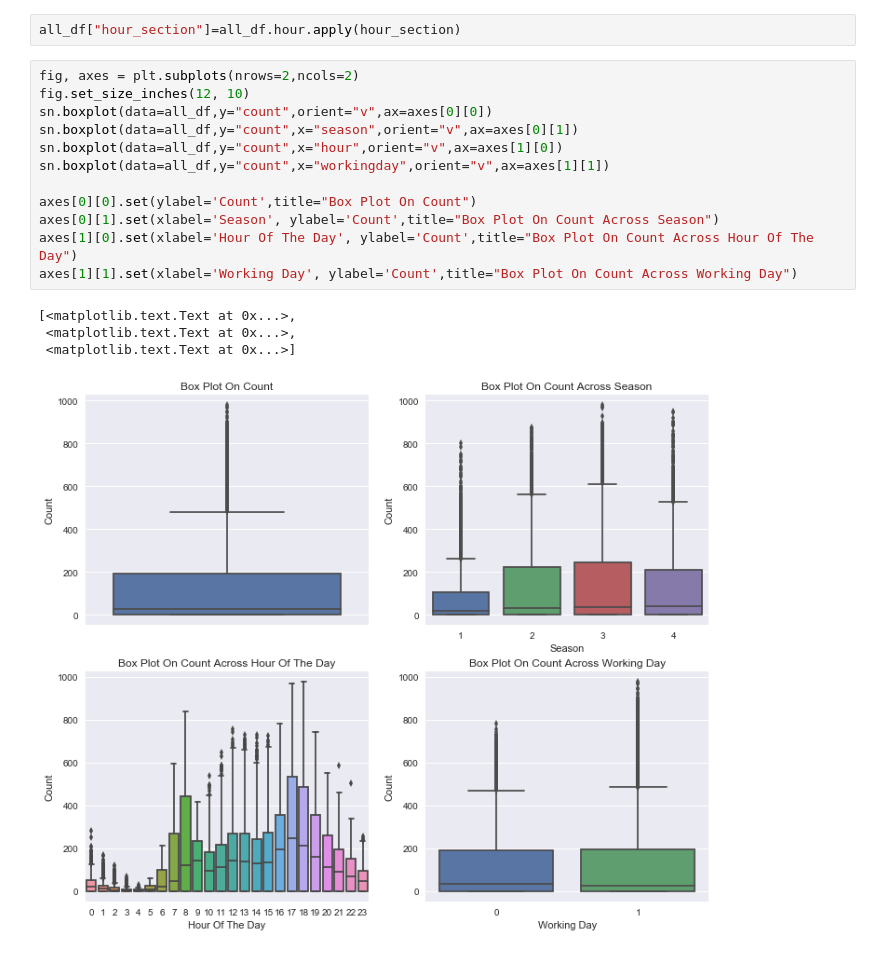
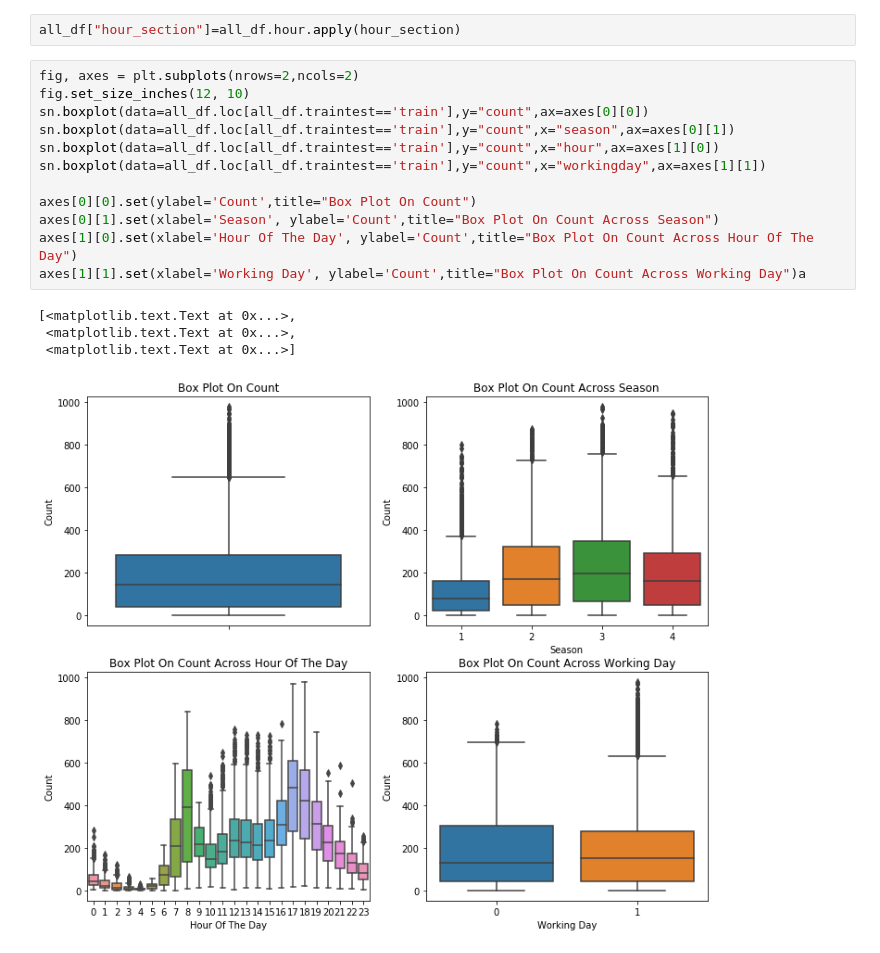
Before and after one commit to cqychen/mykaggle, a Jupyter notebook: Bike Sharing Demand/Bike Sharing Demand.ipynb, the cells around one changed output. Drawn from its saved outputs; the diff is of its cells as text.

```diff
--- a/Bike Sharing Demand/Bike Sharing Demand.ipynb
+++ b/Bike Sharing Demand/Bike Sharing Demand.ipynb
@@ -160,17 +160,17 @@ all_df["hour_section"]=all_df.hour.apply(hour_section)
 # %%
 fig, axes = plt.subplots(nrows=2,ncols=2)
 fig.set_size_inches(12, 10)
-sn.boxplot(data=all_df,y="count",orient="v",ax=axes[0][0])
-sn.boxplot(data=all_df,y="count",x="season",orient="v",ax=axes[0][1])
-sn.boxplot(data=all_df,y="count",x="hour",orient="v",ax=axes[1][0])
-sn.boxplot(data=all_df,y="count",x="workingday",orient="v",ax=axes[1][1])
+sn.boxplot(data=all_df.loc[all_df.traintest=='train'],y="count",ax=axes[0][0])
+sn.boxplot(data=all_df.loc[all_df.traintest=='train'],y="count",x="season",ax=axes[0][1])
+sn.boxplot(data=all_df.loc[all_df.traintest=='train'],y="count",x="hour",ax=axes[1][0])
+sn.boxplot(data=all_df.loc[all_df.traintest=='train'],y="count",x="workingday",ax=axes[1][1])
 
 axes[0][0].set(ylabel='Count',title="Box Plot On Count")
 axes[0][1].set(xlabel='Season', ylabel='Count',title="Box Plot On Count Across Season")
 axes[1][0].set(xlabel='Hour Of The Day', ylabel='Count',title="Box Plot On Count Across Hour Of The Day")
-axes[1][1].set(xlabel='Working Day', ylabel='Count',title="Box Plot On Count Across Working Day")
+axes[1][1].set(xlabel='Working Day', ylabel='Count',title="Box Plot On Count Across Working Day")a
 # %% [output]
 [<matplotlib.text.Text at 0x...>,
  <matplotlib.text.Text at 0x...>,
  <matplotlib.text.Text at 0x...>]
-[figure, old version]
+[figure, new version]
```
Also changed, not shown: parts of 69 cells of this notebook, 9 other files.
